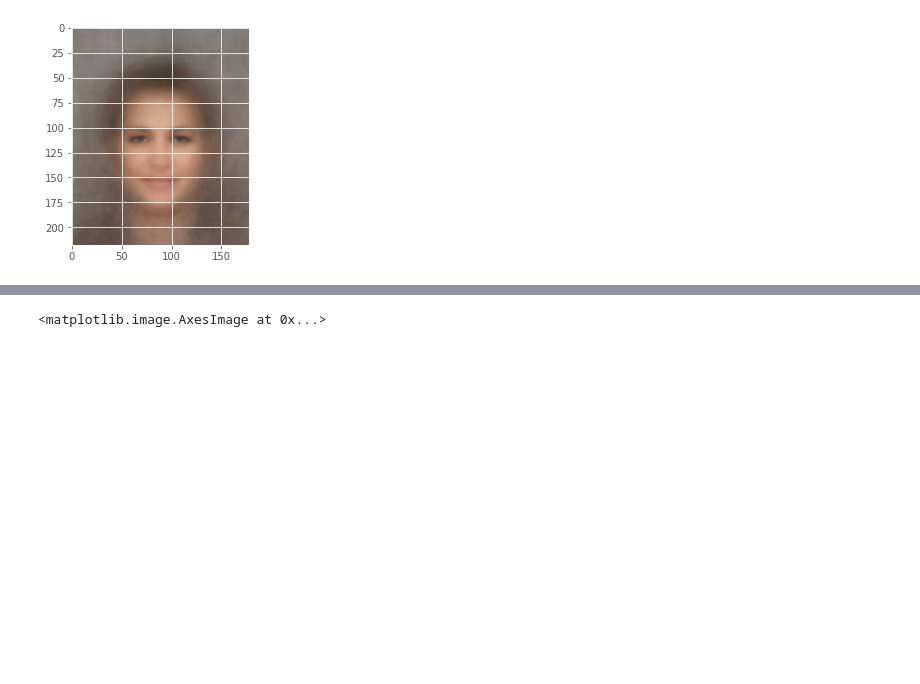
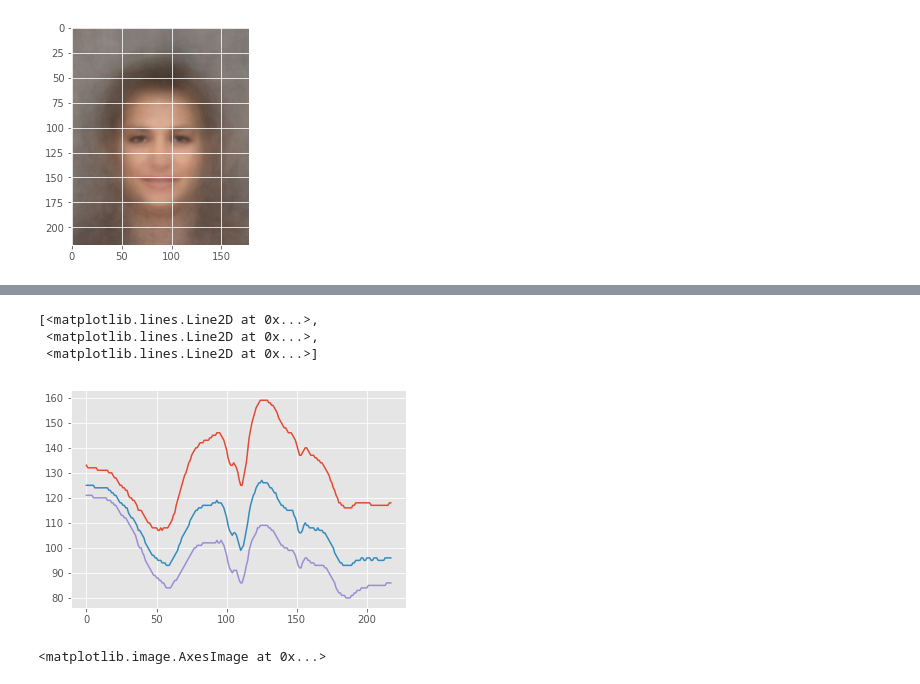
Before and after one commit to goddoe/CADL, a Jupyter notebook: session-1/practice_lecture_1.ipynb, the cells around one changed output, grey strips where cells are left out. Saved outputs shown, nothing was run; the diff lists cells and outputs as text; code cells hidden in the pictures; blank space fills up the shorter version.

```diff
--- a/session-1/practice_lecture_1.ipynb
+++ b/session-1/practice_lecture_1.ipynb
@@ -86,3 +94,11 @@ plt.imshow(mean_img.astype(np.uint8))
+# %%
+mean_img = np.mean(data, axis=(0,2))
+plt.plot(mean_img.astype(np.uint8))
+# %% [output]
+[<matplotlib.lines.Line2D at 0x...>,
+ <matplotlib.lines.Line2D at 0x...>,
+ <matplotlib.lines.Line2D at 0x...>]
+[figure, added]
 # %%
 std_img = np.std(data, axis =0)
 plt.imshow(std_img.astype(np.uint8))
```
Also changed, not shown: parts of 16 cells of this notebook, 2 other files.
